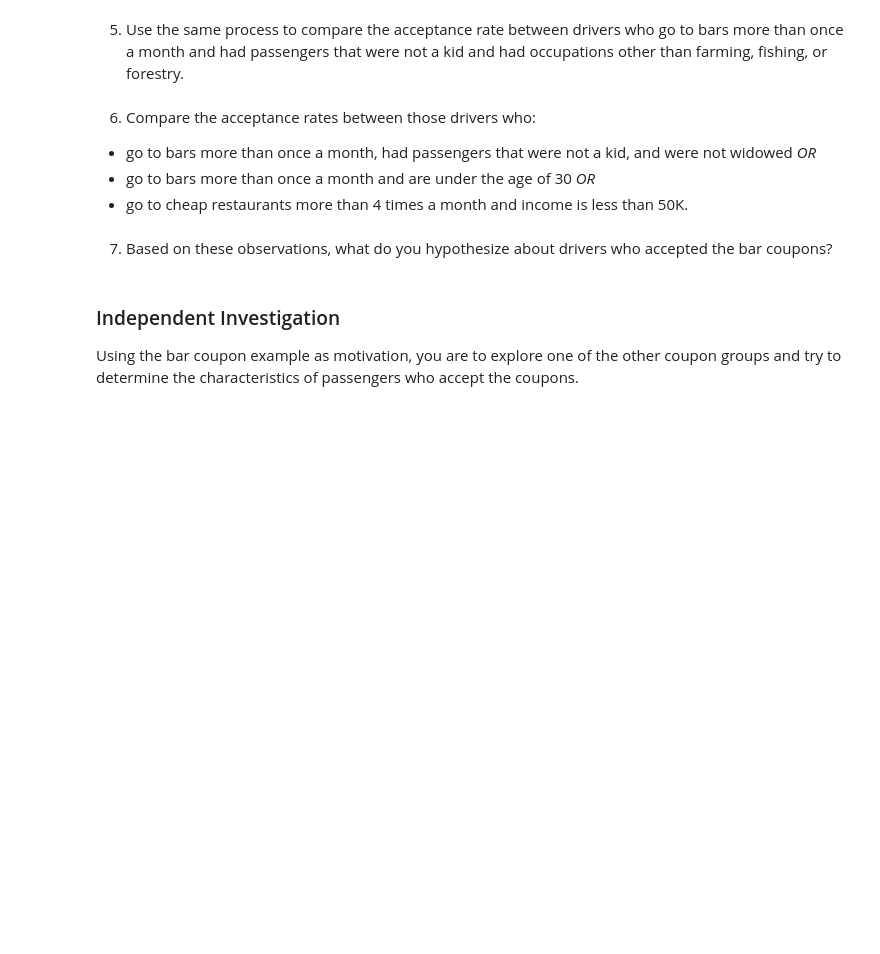
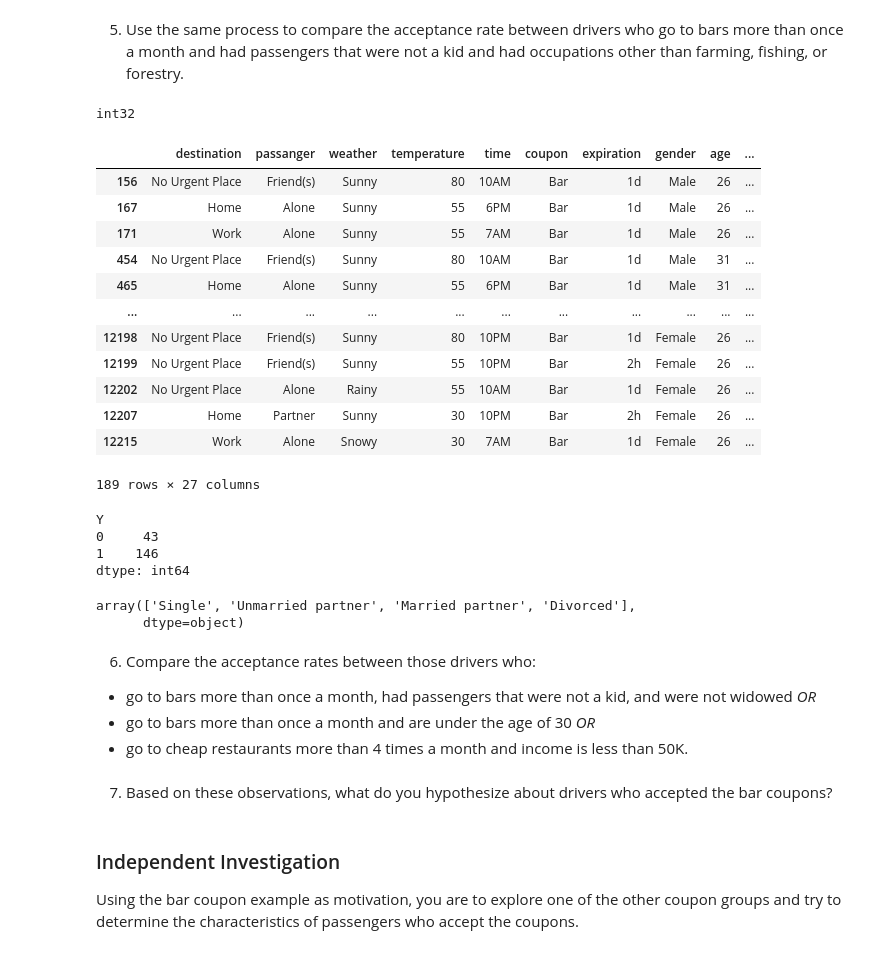
Before and after one commit to cdungca/ucb-ml-ai, a Jupyter notebook: assignment_5_1_starter/prompt.ipynb, the cells around one changed output. Cells and saved outputs as stored; diff of their text form; code cells hidden in the pictures; blank space fills up the shorter version.

```diff
--- a/assignment_5_1_starter/prompt.ipynb
+++ b/assignment_5_1_starter/prompt.ipynb
@@ -172,3 +273,5 @@ fig.show()
 Now, we will lead you through an exploration of just the bar related coupons.
 
 1. Create a new `DataFrame` that contains just the bar coupons.
+# %%
+coupon = newdata.query("coupon == 'Bar'").query("Bar != 'unknown'")
@@ -178,0 +317,2 @@ Now, we will lead you through an exploration of just the bar related coupons.
+# %%
+coupon["bar_bucket"] = pd.cut(x=coupon.Bar, bins=[-1,3,8], labels=['<3','>3'])
@@ -181,5 +356,39 @@ Now, we will lead you through an exploration of just the bar related coupons.
 # %% [markdown]
 5. Use the same process to compare the acceptance rate between drivers who go to bars more than once a month and had passengers that were not a kid and had occupations other than farming, fishing, or forestry.
+# %%
+# convert Bar column to int
+coupon['Bar'] = coupon['Bar'].astype(int)
+newcoupon = coupon.query("Bar > 1").query("passanger != 'Kid(s)'").query("occupation != 'Farming Fishing & Forestry'")
+# %% [output]
+int32
+# %%
+coupon
+# %% [output]
+|  | destination | passanger | weather | temperature | time | coupon | expiration | gender | age | ... |
+| 156 | No Urgent Place | Friend(s) | Sunny | 80 | 10AM | Bar | 1d | Male | 26 | ... |
+| 167 | Home | Alone | Sunny | 55 | 6PM | Bar | 1d | Male | 26 | ... |
+| 171 | Work | Alone | Sunny | 55 | 7AM | Bar | 1d | Male | 26 | ... |
+| 454 | No Urgent Place | Friend(s) | Sunny | 80 | 10AM | Bar | 1d | Male | 31 | ... |
+| 465 | Home | Alone | Sunny | 55 | 6PM | Bar | 1d | Male | 31 | ... |
+| ... | ... | ... | ... | ... | ... | ... | ... | ... | ... | ... |
+| 12198 | No Urgent Place | Friend(s) | Sunny | 80 | 10PM | Bar | 1d | Female | 26 | ... |
+| 12199 | No Urgent Place | Friend(s) | Sunny | 55 | 10PM | Bar | 2h | Female | 26 | ... |
+| 12202 | No Urgent Place | Alone | Rainy | 55 | 10AM | Bar | 1d | Female | 26 | ... |
+| 12207 | Home | Partner | Sunny | 30 | 10PM | Bar | 2h | Female | 26 | ... |
+| 12215 | Work | Alone | Snowy | 30 | 7AM | Bar | 1d | Female | 26 | ... |
+189 rows × 27 columns
+# %%
+coupon.groupby('Y').size()
+# %% [output]
+Y
+0     43
+1    146
+dtype: int64
+# %%
+coupon.maritalStatus.unique()
+# %% [output]
+array(['Single', 'Unmarried partner', 'Married partner', 'Divorced'],
+      dtype=object)
 # %% [markdown]
 6. Compare the acceptance rates between those drivers who:
 
```
Also changed, not shown: parts of 34 cells of this notebook.
